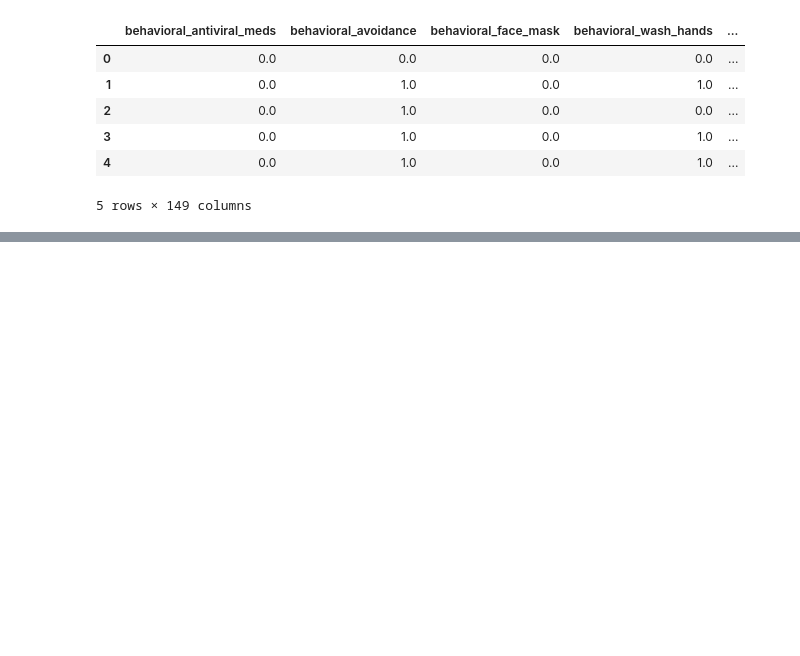
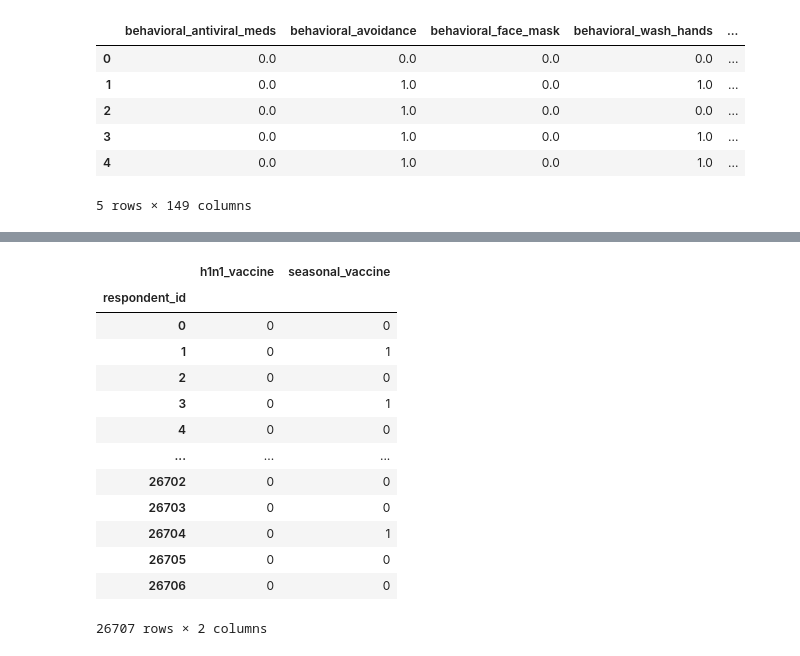
Before and after one commit to joshmiller32/flu_shot_learning, a Jupyter notebook: Untitled.ipynb, the cells around one changed output, grey strips where cells are left out. Cells and saved outputs as stored; diff of their text form; code cells hidden in the pictures; blank space fills up the shorter version.

```diff
--- a/Untitled.ipynb
+++ b/Untitled.ipynb
@@ -87,0 +83,17 @@ y = training_labels.copy()
+# %%
+y
+# %% [output]
+|  | h1n1_vaccine | seasonal_vaccine |
+| respondent_id |  |  |
+| 0 | 0 | 0 |
+| 1 | 0 | 1 |
+| 2 | 0 | 0 |
+| 3 | 0 | 1 |
+| 4 | 0 | 0 |
+| ... | ... | ... |
+| 26702 | 0 | 0 |
+| 26703 | 0 | 0 |
+| 26704 | 0 | 1 |
+| 26705 | 0 | 0 |
+| 26706 | 0 | 0 |
+26707 rows × 2 columns
```
Also changed, not shown: parts of 32 cells of this notebook, 1 other file.
